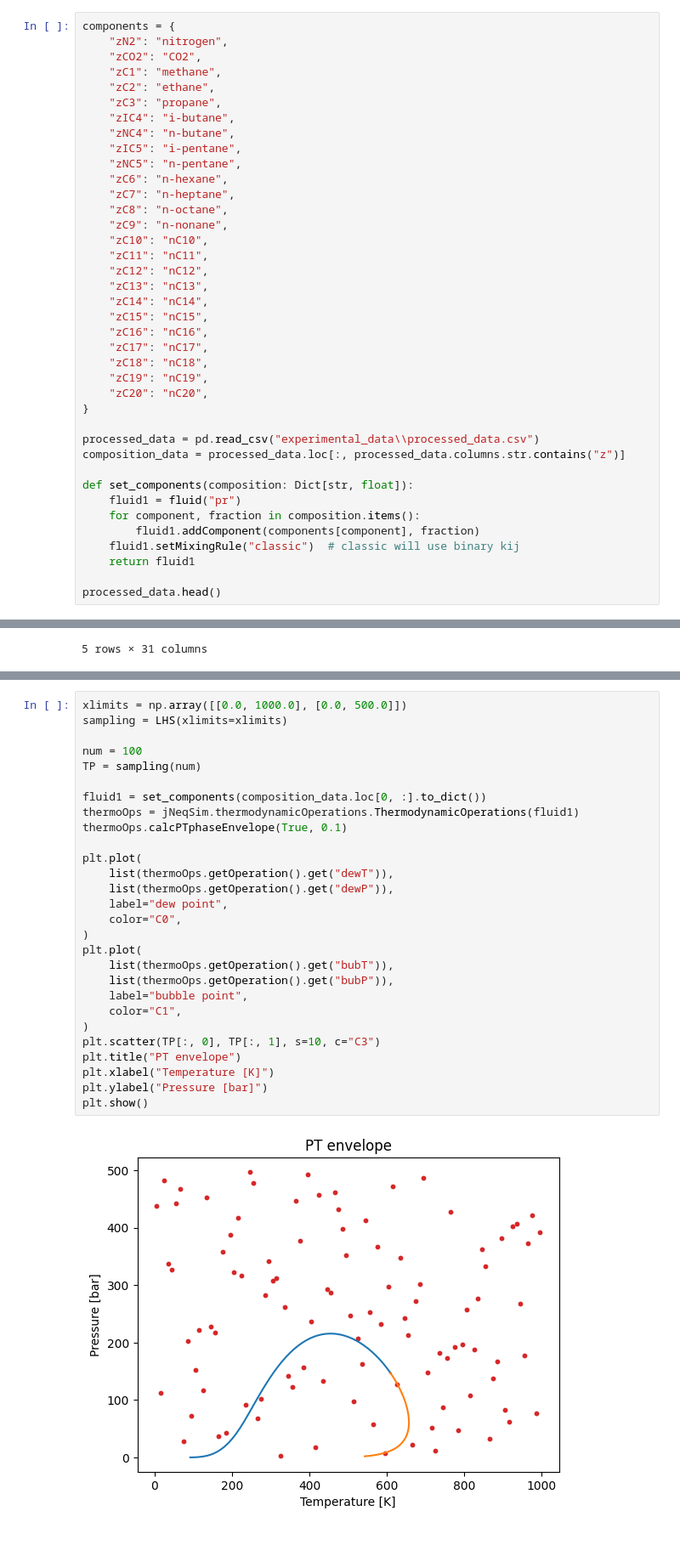
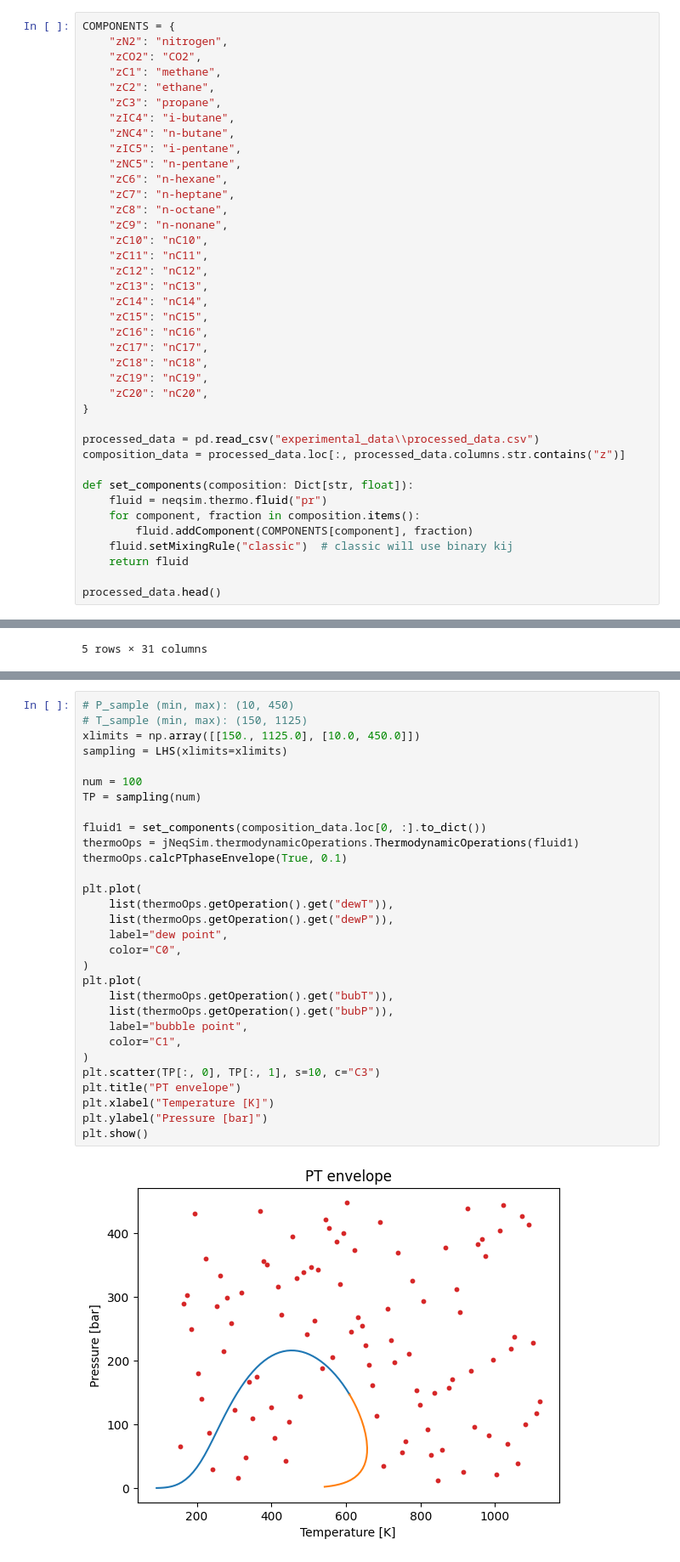
Before and after one commit to antonionicampos/nn-flash, a Jupyter notebook: simulations/TPflash.ipynb, the cells around one changed output, grey strips where cells are left out. Shown at 85% size. Cells and saved outputs as stored; diff of their text form.

```diff
--- a/simulations/TPflash.ipynb
+++ b/simulations/TPflash.ipynb
@@ -15,7 +17,7 @@ from typing import Dict
 - https://github.com/equinor/neqsim-python/tree/master/examples
 - https://colab.research.google.com/github/EvenSol/NeqSim-Colab/blob/master/notebooks/examples_of_NeqSim_in_Colab.ipynb#scrollTo=kHt6u-utpvYf
 # %%
-components = {
+COMPONENTS = {
     "zN2": "nitrogen",
     "zCO2": "CO2",
     "zC1": "methane",
@@ -46,11 +48,11 @@ processed_data = pd.read_csv("experimental_data\\processed_data.csv")
 composition_data = processed_data.loc[:, processed_data.columns.str.contains("z")]
 
 def set_components(composition: Dict[str, float]):
-    fluid1 = fluid("pr")
+    fluid = neqsim.thermo.fluid("pr")
     for component, fraction in composition.items():
-        fluid1.addComponent(components[component], fraction)
-    fluid1.setMixingRule("classic")  # classic will use binary kij
-    return fluid1
+        fluid.addComponent(COMPONENTS[component], fraction)
+    fluid.setMixingRule("classic")  # classic will use binary kij
+    return fluid
 
 processed_data.head()
 # %% [output]
@@ -104,33 +106,35 @@ processed_data.to_csv(
 # %% [output]
 [figure]
 # %%
-xlimits = np.array([[0.0, 1000.0], [0.0, 500.0]])
+# P_sample (min, max): (10, 450)
+# T_sample (min, max): (150, 1125)
+xlimits = np.array([[150., 1125.0], [10.0, 450.0]])
 sampling = LHS(xlimits=xlimits)
 
 num = 100
 TP = sampling(num)
 
 fluid1 = set_components(composition_data.loc[0, :].to_dict())
 thermoOps = jNeqSim.thermodynamicOperations.ThermodynamicOperations(fluid1)
 thermoOps.calcPTphaseEnvelope(True, 0.1)
 
 plt.plot(
     list(thermoOps.getOperation().get("dewT")),
     list(thermoOps.getOperation().get("dewP")),
     label="dew point",
     color="C0",
 )
 plt.plot(
     list(thermoOps.getOperation().get("bubT")),
     list(thermoOps.getOperation().get("bubP")),
     label="bubble point",
     color="C1",
 )
 plt.scatter(TP[:, 0], TP[:, 1], s=10, c="C3")
 plt.title("PT envelope")
 plt.xlabel("Temperature [K]")
 plt.ylabel("Pressure [bar]")
 plt.show()
 # %% [output]
-[figure, old version]
+[figure, new version]
 # %%
```
Also changed, not shown: parts of 5 cells of this notebook.
